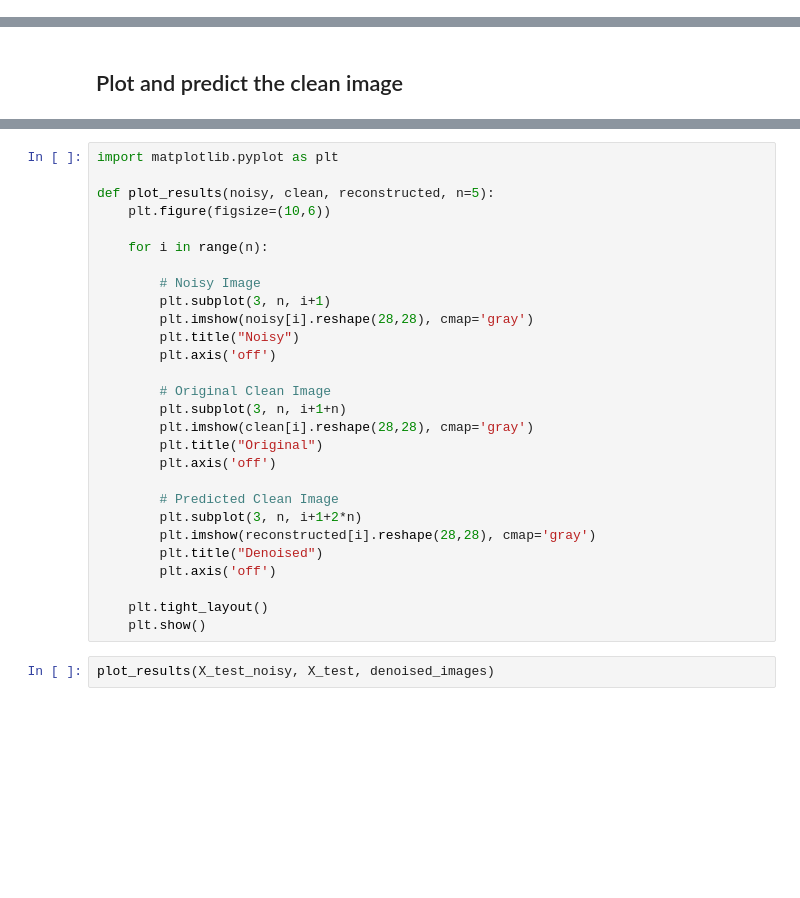
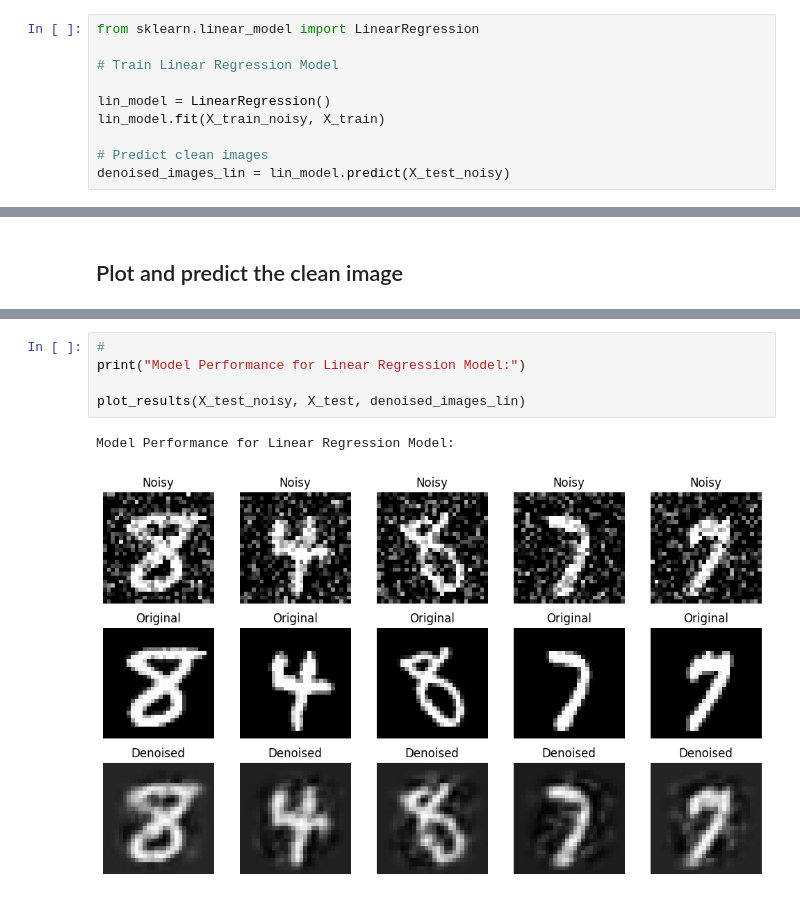
Before and after one commit to AI-jan-apr/ml-challenge-MoojProject, a Jupyter notebook: Task 2.ipynb, the cells around one changed output, grey strips where cells are left out. Saved outputs shown, nothing was run; the diff lists cells and outputs as text; blank space fills up the shorter version.

Commit message:
Add Linear Regression model and apply data normalization to improve denoising performance

```diff
--- a/Task 2.ipynb
+++ b/Task 2.ipynb
@@ -29,6 +32,16 @@ knn_model.fit(X_train_noisy, X_train)
 
 # Predict clean images
 denoised_images = knn_model.predict(X_test_noisy)
+# %%
+from sklearn.linear_model import LinearRegression
+
+# Train Linear Regression Model
+
+lin_model = LinearRegression()
+lin_model.fit(X_train_noisy, X_train)
+
+# Predict clean images
+denoised_images_lin = lin_model.predict(X_test_noisy)
 # %% [markdown]
 ## Evaluate the model performance
 # %%
@@ -108,30 +120,8 @@ plot_results(X_test_noisy, X_test, denoised_images)
-# %%
-import matplotlib.pyplot as plt
-
-def plot_results(noisy, clean, reconstructed, n=5):
-    plt.figure(figsize=(10,6))
-
-    for i in range(n):
-
-        # Noisy Image
-        plt.subplot(3, n, i+1)
-        plt.imshow(noisy[i].reshape(28,28), cmap='gray')
-        plt.title("Noisy")
-        plt.axis('off')
-
-        # Original Clean Image
-        plt.subplot(3, n, i+1+n)
-        plt.imshow(clean[i].reshape(28,28), cmap='gray')
-        plt.title("Original")
-        plt.axis('off')
-
-        # Predicted Clean Image
-        plt.subplot(3, n, i+1+2*n)
-        plt.imshow(reconstructed[i].reshape(28,28), cmap='gray')
-        plt.title("Denoised")
-        plt.axis('off')
-
-    plt.tight_layout()
-    plt.show()
-# %%
-plot_results(X_test_noisy, X_test, denoised_images)
+# %%
+#
+print("Model Performance for Linear Regression Model:")
+
+plot_results(X_test_noisy, X_test, denoised_images_lin)
+# %% [output]
+Model Performance for Linear Regression Model:
+[figure, added]
```
Also changed, not shown: parts of 6 cells of this notebook.
